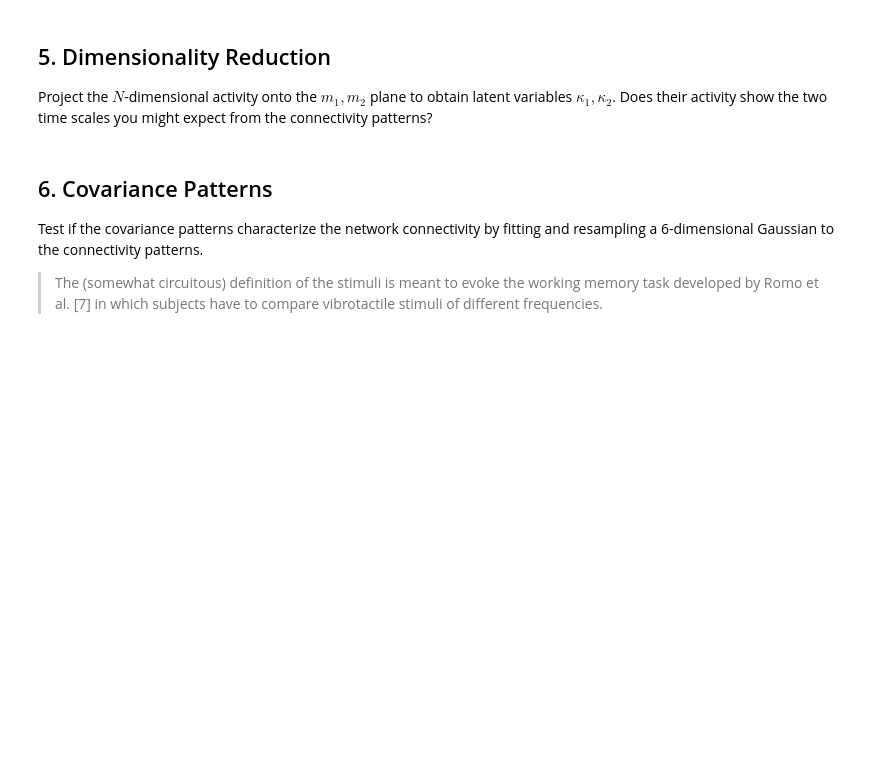
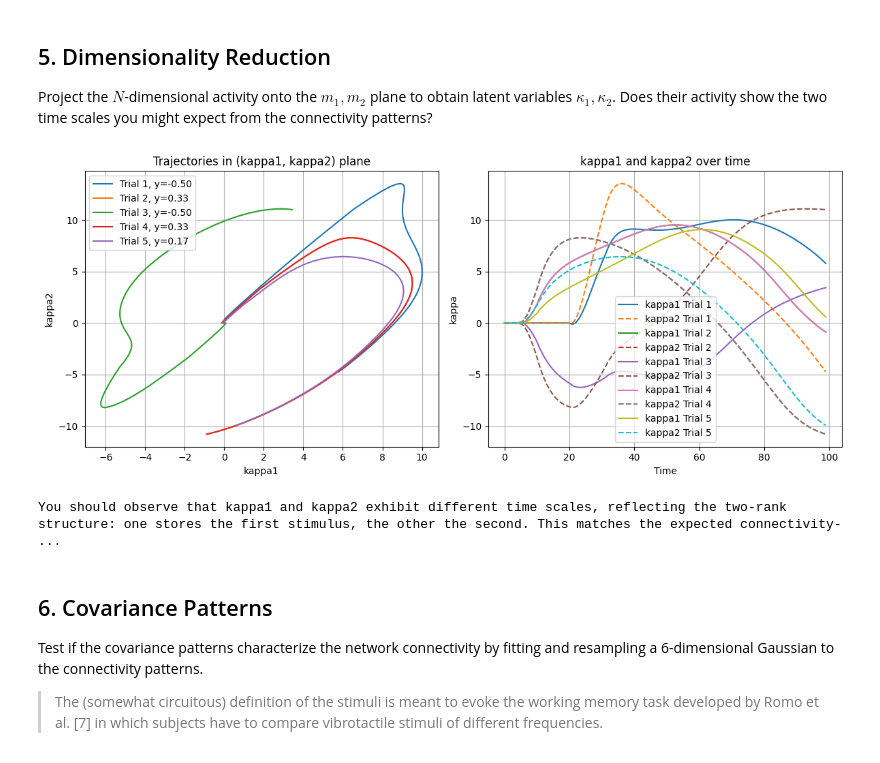
Before and after one commit to lillikiessling/Decision-Making-in-low-rank-RNNs, a Jupyter notebook: decision_making.ipynb, the cells around one changed output. Drawn from its saved outputs; the diff is of its cells as text; code cells hidden in the pictures; blank space fills up the shorter version.

```diff
--- a/decision_making.ipynb
+++ b/decision_making.ipynb
@@ -670,6 +733,79 @@ Visualize the connectivity patterns from the trained network, and compare with t
 ## 5. Dimensionality Reduction
 
 Project the $N$-dimensional activity onto the $m_1, m_2$ plane to obtain latent variables $\kappa_1, \kappa_2$. Does their activity show the two time scales you might expect from the connectivity patterns?
+# %%
+# Project the N-dimensional activity onto the m1, m2 plane to obtain kappa1, kappa2
+
+# 1. Collect hidden states x(t) for several trials
+def get_hidden_states_multirank(model, u_batch):
+    B, T = u_batch.shape
+    x = torch.zeros(B, model.N, device=u_batch.device)
+    xs = []
+    for t in range(T):
+        phi_x = torch.tanh(x)
+        J_phi = (1 / model.N) * (phi_x @ model.n) @ model.m.T
+        u_t = u_batch[:, t].unsqueeze(1)
+        du = (-x + J_phi + model.I * u_t) * (model.dt / model.tau)
+        x = x + du
+        xs.append(x.detach().cpu().numpy())
+    xs = np.stack(xs, axis=1)  # (B, T, N)
+    return xs
+
+num_trials = 5
+T_total = u_batch.shape[1] if 'u_batch' in locals() else 100
+# Use the same batch as in previous cell if available, else generate new
+if 'u_batch' not in locals():
+    t = np.arange(0, T_total)
+    u_batch, y_batch = generate_parametric_memory_batch_with_delay(t, delay=current_delay, trials=num_trials)
+    u_batch = u_batch.to(device)
+    y_batch = y_batch.to(device)
+
+xs = get_hidden_states_multirank(model, u_batch)  # (B, T, N)
+
+# 2. Project onto m1 and m2
+m = model.m.detach().cpu().numpy()  # (N, 2)
+m1 = m[:, 0]
+m2 = m[:, 1]
+m1_norm = m1 / np.linalg.norm(m1)
+m2_norm = m2 / np.linalg.norm(m2)
+
+# Compute kappa1 and kappa2 for each trial and time
+kappa1 = np.dot(xs, m1_norm)  # (B, T)
+kappa2 = np.dot(xs, m2_norm)  # (B, T)
+
+# 3. Plot the trajectories in the (kappa1, kappa2) plane and as time series
+plt.figure(figsize=(12, 5))
+
+plt.subplot(1, 2, 1)
+for i in range(num_trials):
+    plt.plot(kappa1[i], kappa2[i], label=f'Trial {i+1}, y={y_batch[i]:.2f}')
+plt.xlabel('kappa1')
+plt.ylabel('kappa2')
+plt.title('Trajectories in (kappa1, kappa2) plane')
+plt.legend()
+plt.grid(True)
+
+plt.subplot(1, 2, 2)
+for i in range(num_trials):
+    plt.plot(kappa1[i], label=f'kappa1 Trial {i+1}')
+    plt.plot(kappa2[i], '--', label=f'kappa2 Trial {i+1}')
+plt.xlabel('Time')
+plt.ylabel('kappa')
+plt.title('kappa1 and kappa2 over time')
+plt.legend()
+plt.grid(True)
+
+plt.tight_layout()
+plt.show()
+
+print(
+    "You should observe that kappa1 and kappa2 exhibit different time scales, "
+    "reflecting the two-rank structure: one stores the first stimulus, the other the second. "
+    "This matches the expected connectivity-driven timescales."
+)
+# %% [output]
+[figure, added]
+You should observe that kappa1 and kappa2 exhibit different time scales, reflecting the two-rank structure: one stores the first stimulus, the other the second. This matches the expected connectivity- ...
 # %% [markdown]
 ## 6. Covariance Patterns
 
```
Also changed, not shown: parts of 7 cells of this notebook.
